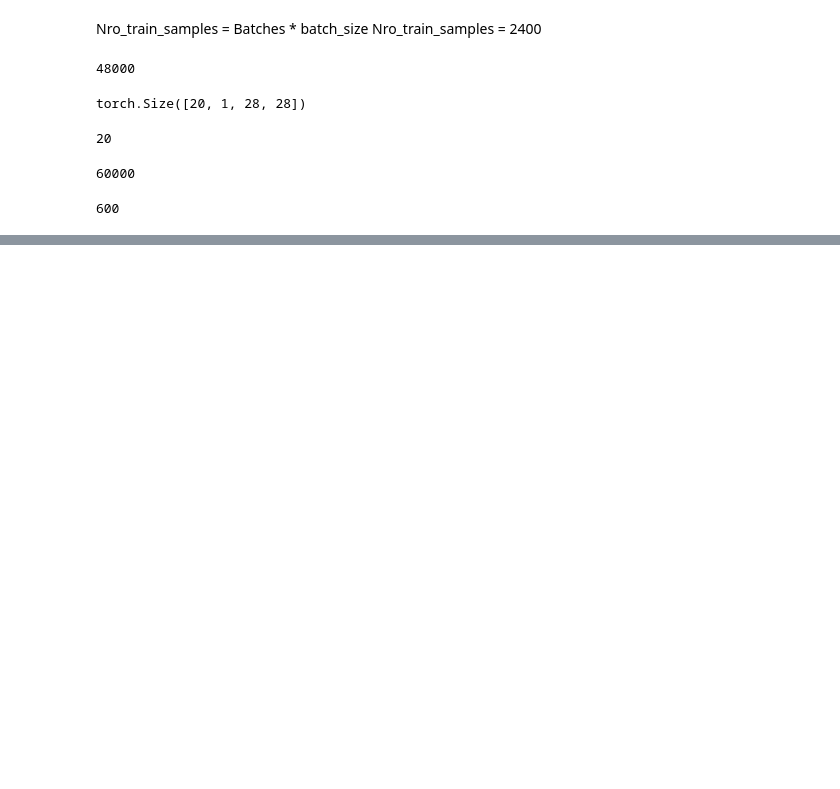
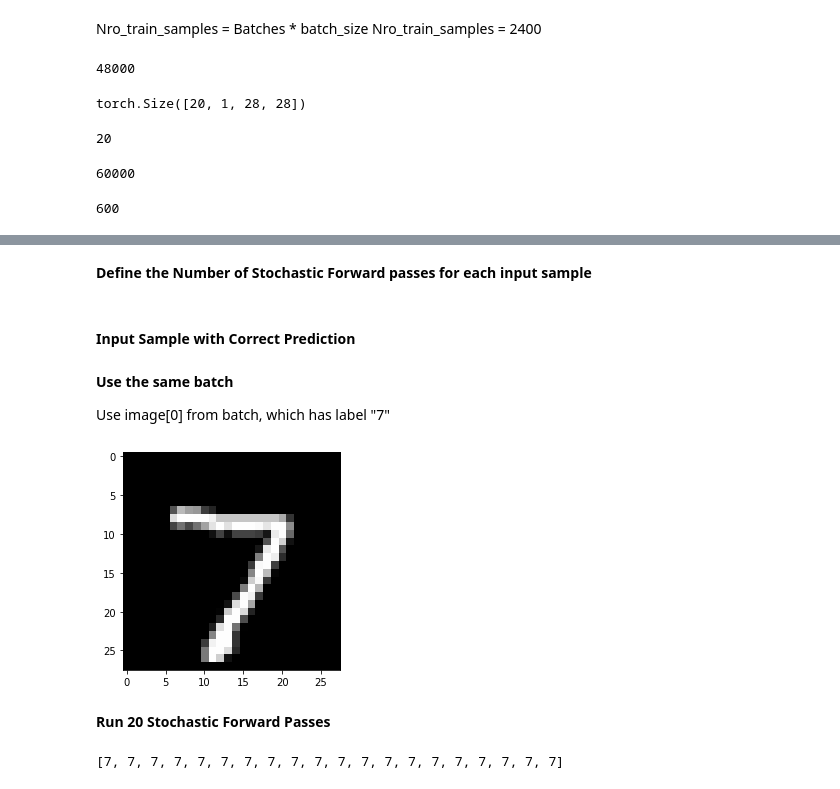
Before and after one commit to FabioArnez/Simple-Uncertainty-Classification-MCD, a Jupyter notebook: Analyze_Baseline.ipynb, the cells around one changed output, grey strips where cells are left out. Cells and saved outputs as stored; diff of their text form; code cells hidden in the pictures; blank space fills up the shorter version.

```diff
--- a/Analyze_Baseline.ipynb
+++ b/Analyze_Baseline.ipynb
@@ -163,0 +284,2 @@ Validation_Batches
+# %% [markdown]
+__Define the Number of Stochastic Forward passes for each input sample__
@@ -163,0 +290,24 @@ Validation_Batches
+# %% [markdown]
+#### Input Sample with Correct Prediction
+# %% [markdown]
+__Use the same batch__
+
+Use image[0] from batch, which has label "7"
+# %%
+batch_image_sample = batch_images[0].to(device)
+batch_label_sample = batch_labels[0].to(device)
+# Plot one sample of the batch
+img = np.array(batch_image_sample, dtype='float')
+img = img.reshape((28, 28))
+
+plt.imshow(img, cmap='gray')
+plt.show()
+# %% [output]
+[figure, added]
+# %% [markdown]
+__Run 20 Stochastic Forward Passes__
+# %%
+predictions = [np.exp(model_dropout(batch_images[0]).detach().numpy()).argmax() for t in range(T)]
+predictions
+# %% [output]
+[7, 7, 7, 7, 7, 7, 7, 7, 7, 7, 7, 7, 7, 7, 7, 7, 7, 7, 7, 7]
```
Also changed, not shown: parts of 63 cells of this notebook, 1 other file.
